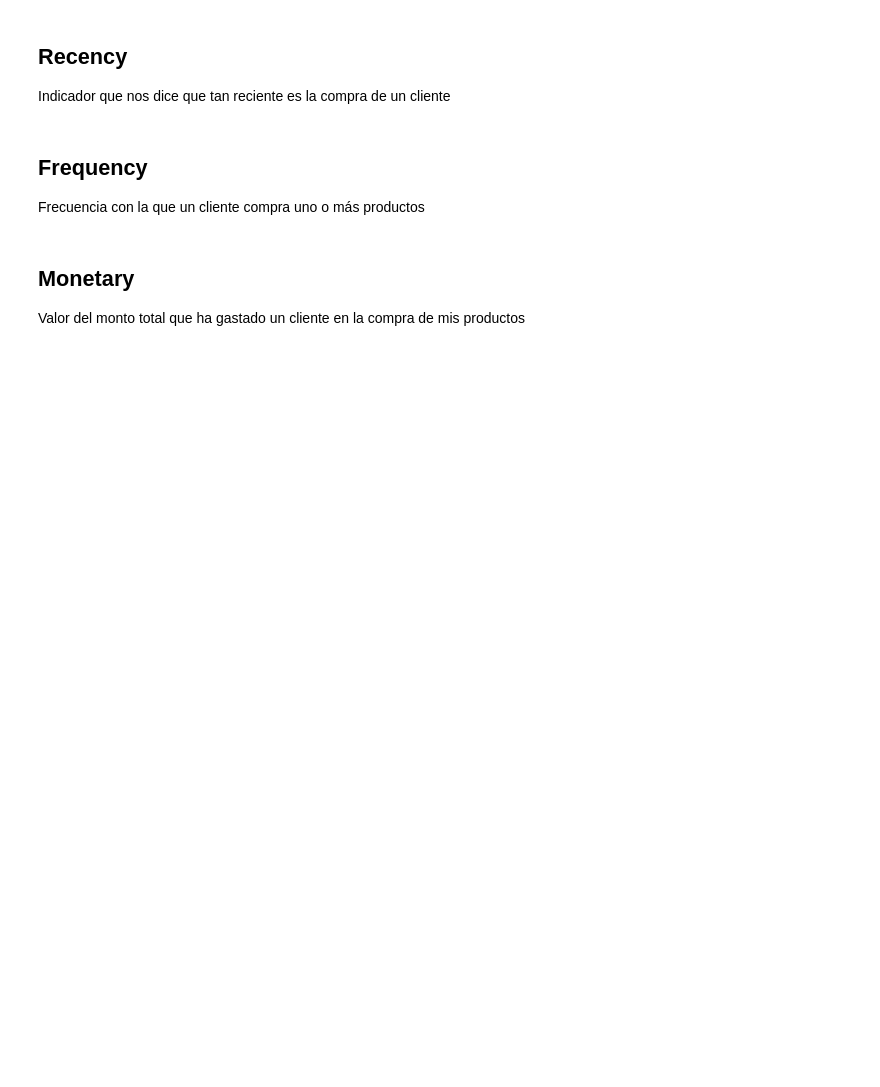
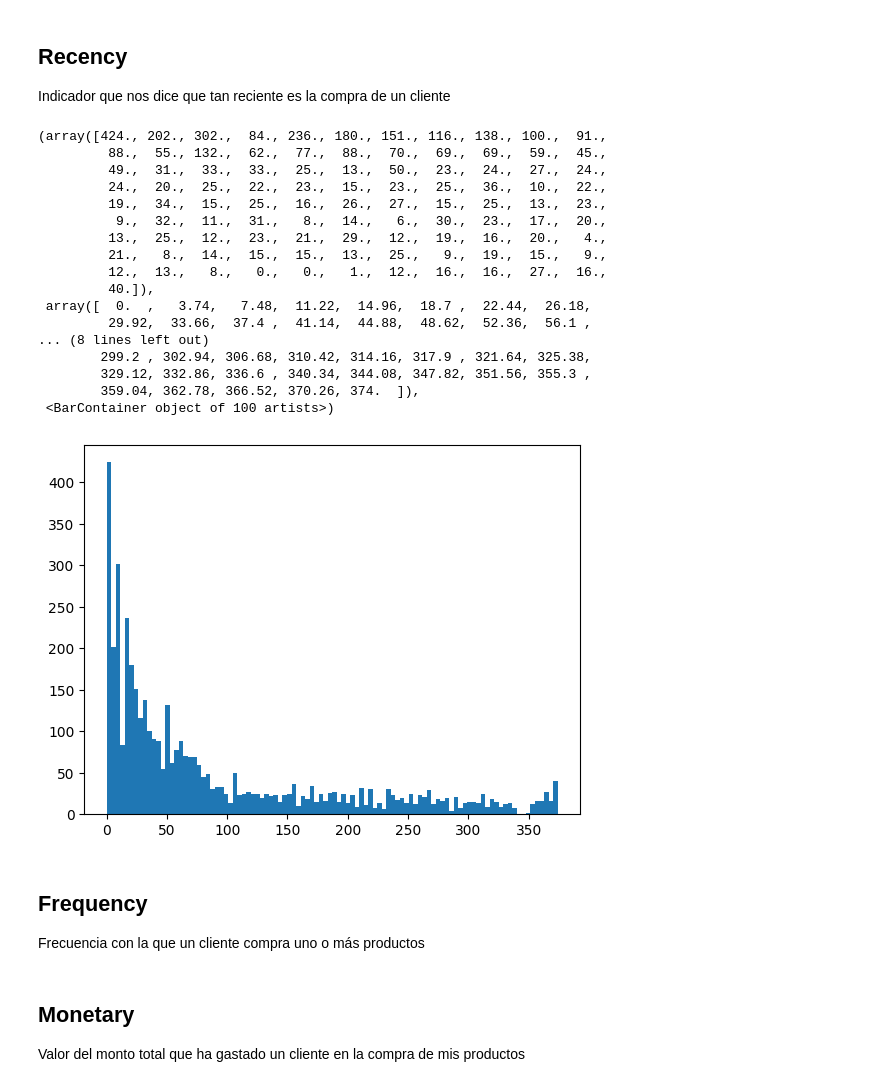
Before and after one commit to Benmaza/Benmaza, a Jupyter notebook: EBAC/Avance Proyecto/parte III/M30 Aprendizaje no Supervisado.ipynb, the cells around one changed output. Cells and saved outputs as stored; diff of their text form; code cells hidden in the pictures; blank space fills up the shorter version.

```diff
--- a/EBAC/Avance Proyecto/parte III/M30 Aprendizaje no Supervisado.ipynb
+++ b/EBAC/Avance Proyecto/parte III/M30 Aprendizaje no Supervisado.ipynb
@@ -38,12 +93,42 @@ max_purchase = ____
+# %%
+# Obtener los clientes unicos
+customer = df['CUSTOMER_ID'].unique()
+# Convertir customer a un DataFrame
+customer_df = pd.DataFrame(customer, columns=['CUSTOMER_ID'])
+# %%
+# Obtener la última fecha de compra por cliente
+# Convertir la columna INVOICE_DATE a formato datetime con el formato correcto y dayfirst=True
+df['INVOICE_DATE'] = pd.to_datetime(df['INVOICE_DATE'], format="%d/%m/%Y %H:%M", dayfirst=True)
+max_purchase = df.groupby('CUSTOMER_ID').INVOICE_DATE.max().reset_index()
 # %%
 # Vamos a calcular nuestra metrica de Recency, esto lo haremos restando los días de la última fecha de compra a cada observacón
-max_purchase['RECENCY'] = ____
+reference_date = df['INVOICE_DATE'].max()
+max_purchase['RECENCY'] = (reference_date - max_purchase['INVOICE_DATE']).dt.days
 # %%
 # Unir el DataFrame de clientes únicos con el que acabamos de crear de la última fecha de compra
-customer = pd.____(____, ____, on = ____)
+customer1 = pd.merge(customer_df, max_purchase[['CUSTOMER_ID', 'RECENCY']], on='CUSTOMER_ID')
 # %%
 # Grafica un histograma de Recency
-____
+plt.hist(customer1['RECENCY'], bins=100)
+# %% [output]
+(array([424., 202., 302.,  84., 236., 180., 151., 116., 138., 100.,  91.,
+         88.,  55., 132.,  62.,  77.,  88.,  70.,  69.,  69.,  59.,  45.,
+         49.,  31.,  33.,  33.,  25.,  13.,  50.,  23.,  24.,  27.,  24.,
+         24.,  20.,  25.,  22.,  23.,  15.,  23.,  25.,  36.,  10.,  22.,
+         19.,  34.,  15.,  25.,  16.,  26.,  27.,  15.,  25.,  13.,  23.,
+          9.,  32.,  11.,  31.,   8.,  14.,   6.,  30.,  23.,  17.,  20.,
+         13.,  25.,  12.,  23.,  21.,  29.,  12.,  19.,  16.,  20.,   4.,
+         21.,   8.,  14.,  15.,  15.,  13.,  25.,   9.,  19.,  15.,   9.,
+         12.,  13.,   8.,   0.,   0.,   1.,  12.,  16.,  16.,  27.,  16.,
+         40.]),
+ array([  0.  ,   3.74,   7.48,  11.22,  14.96,  18.7 ,  22.44,  26.18,
+         29.92,  33.66,  37.4 ,  41.14,  44.88,  48.62,  52.36,  56.1 ,
+... (8 lines left out)
+        299.2 , 302.94, 306.68, 310.42, 314.16, 317.9 , 321.64, 325.38,
+        329.12, 332.86, 336.6 , 340.34, 344.08, 347.82, 351.56, 355.3 ,
+        359.04, 362.78, 366.52, 370.26, 374.  ]),
+ <BarContainer object of 100 artists>)
+[figure, added]
 # %%
 # Imprime la Estadística de Resumen para Recency
 ____
```
Also changed, not shown: parts of 7 cells of this notebook, 21 other files.
